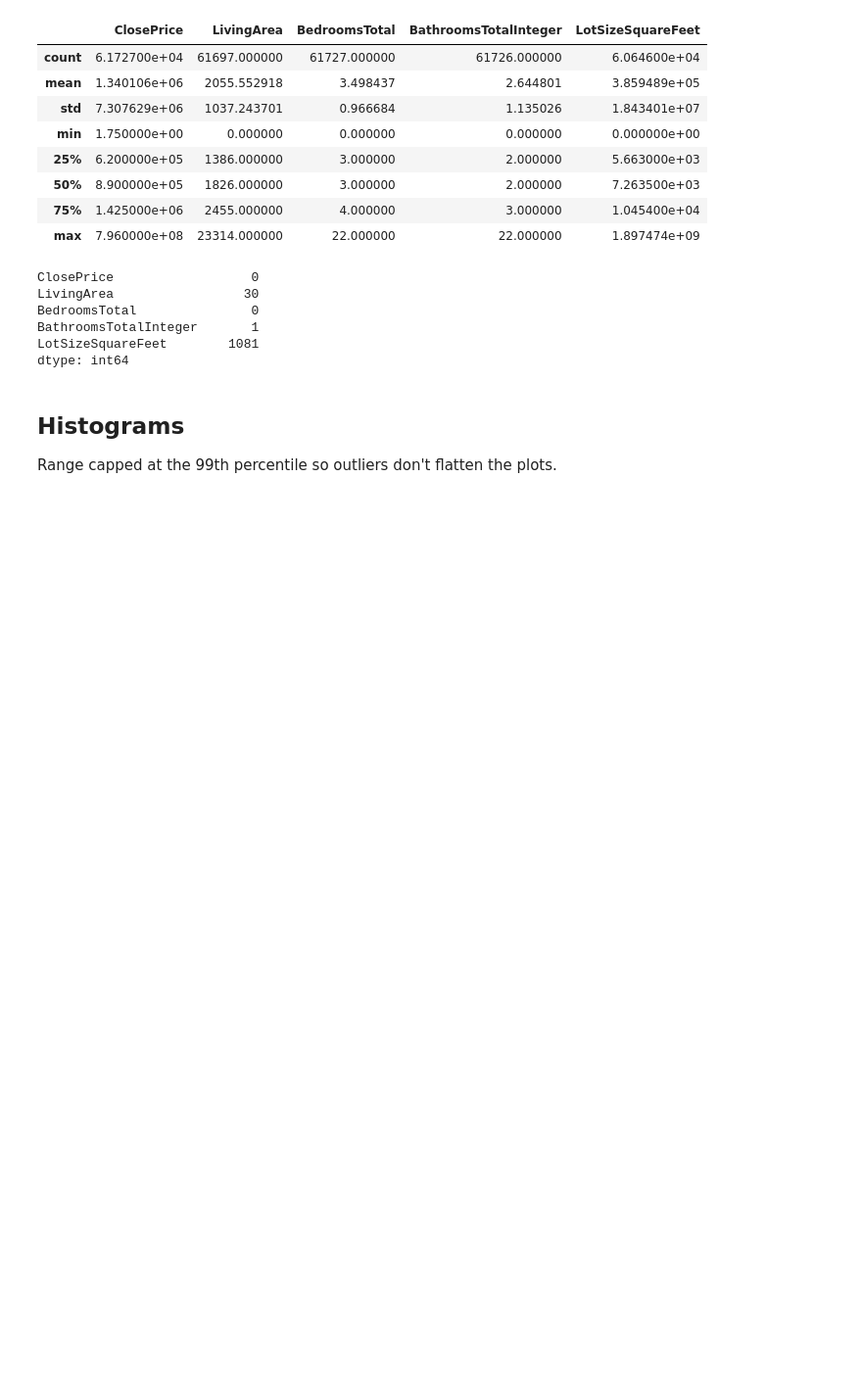
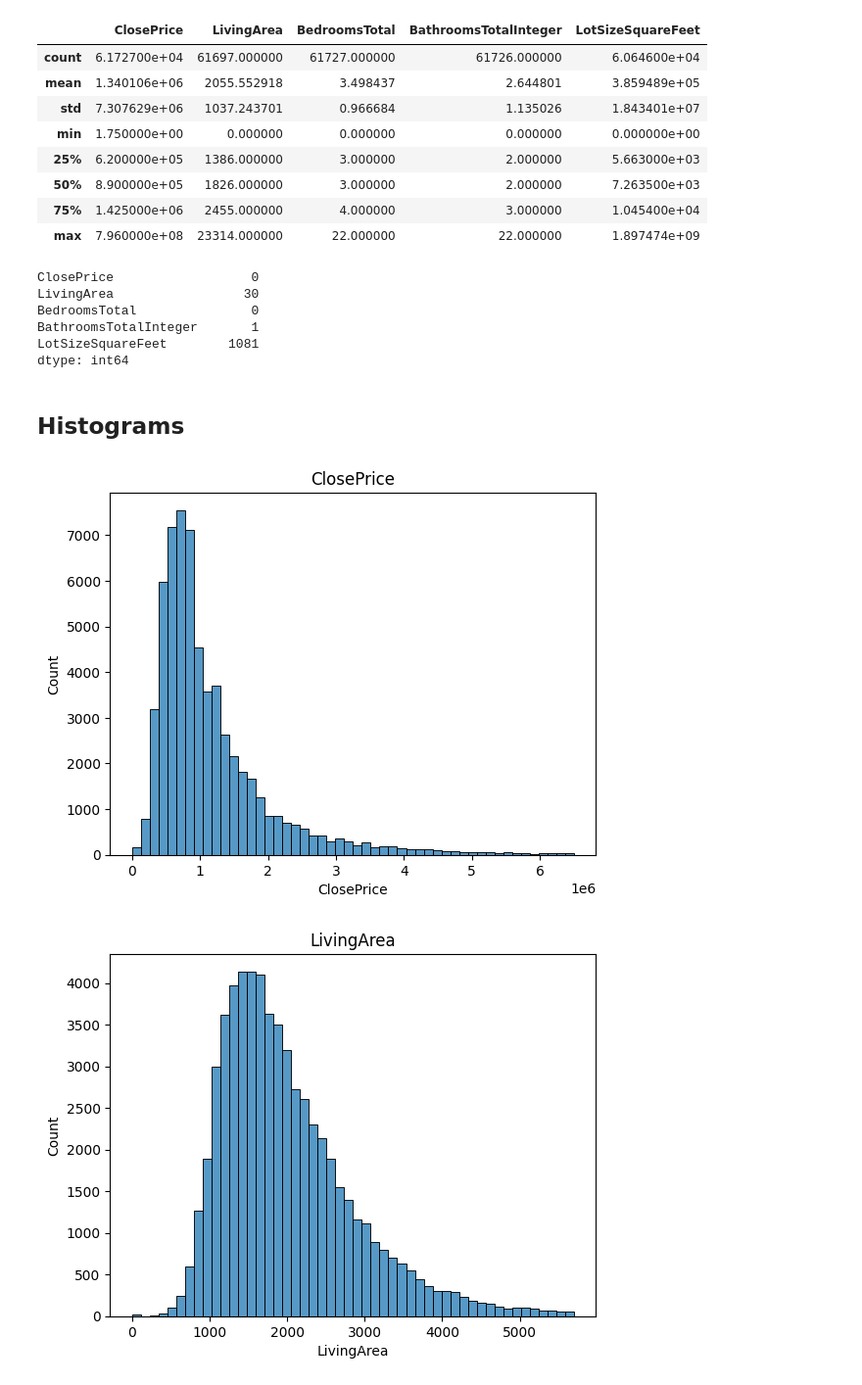
Before and after one commit to grantbiellak/IDX-Exchange-Data-Science, a Jupyter notebook: 01_exploration.ipynb, the cells around one changed output. Shown at 98% size. Cells and saved outputs as stored; diff of their text form; code cells hidden in the pictures; blank space fills up the shorter version.

Commit message:
added more plots

```diff
--- a/01_exploration.ipynb
+++ b/01_exploration.ipynb
@@ -43,11 +44,14 @@ BedroomsTotal               0
 BathroomsTotalInteger       1
 LotSizeSquareFeet        1081
 dtype: int64
-# %% [markdown]
-## Histograms
-Range capped at the 99th percentile so outliers don't flatten the plots.
+# %% [markdown]
+## Histograms
 # %%
+# Create histograms, cap them at 99th percentile
 for col in cols:
     plt.figure()
-    df[col].plot.hist(bins=50, range=(0, df[col].quantile(0.99)), title=col)
+    sns.histplot(df[df[col] <= df[col].quantile(0.99)][col], bins=50).set_title(col)
     plt.show()
+# %% [output]
+[figure, added]
+[figure, added]
```
Also changed, not shown: parts of 4 cells of this notebook.
